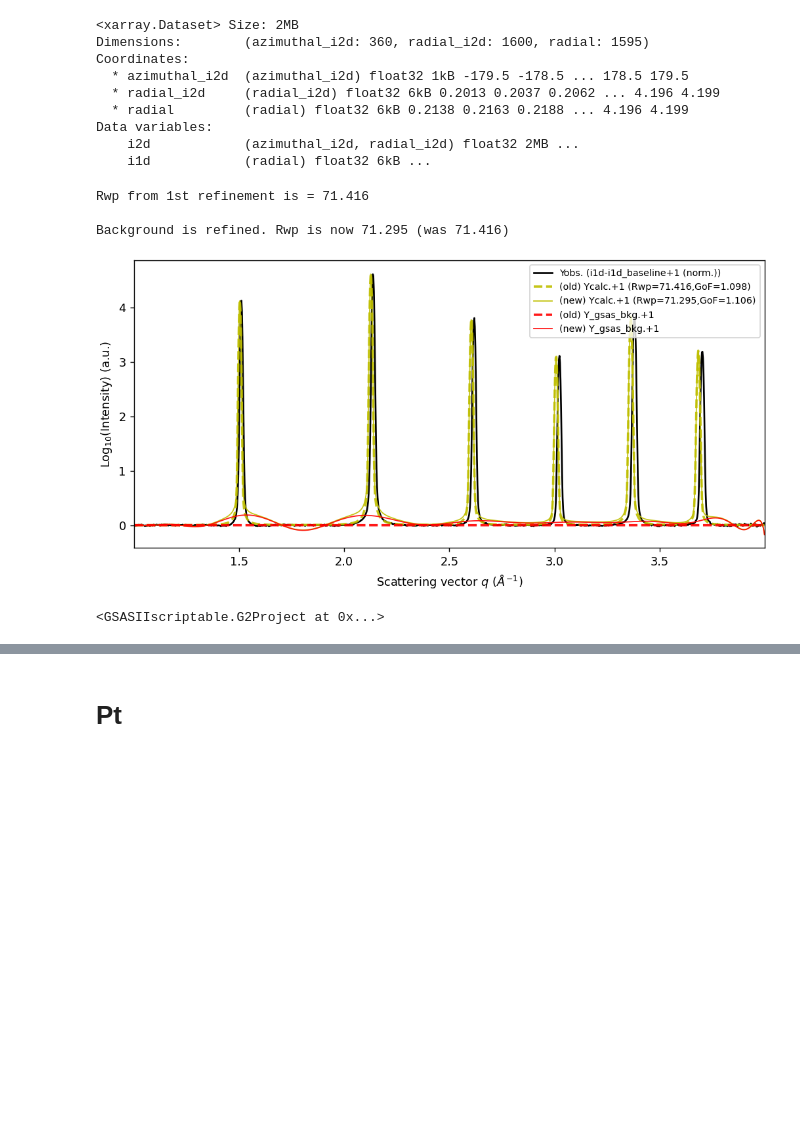
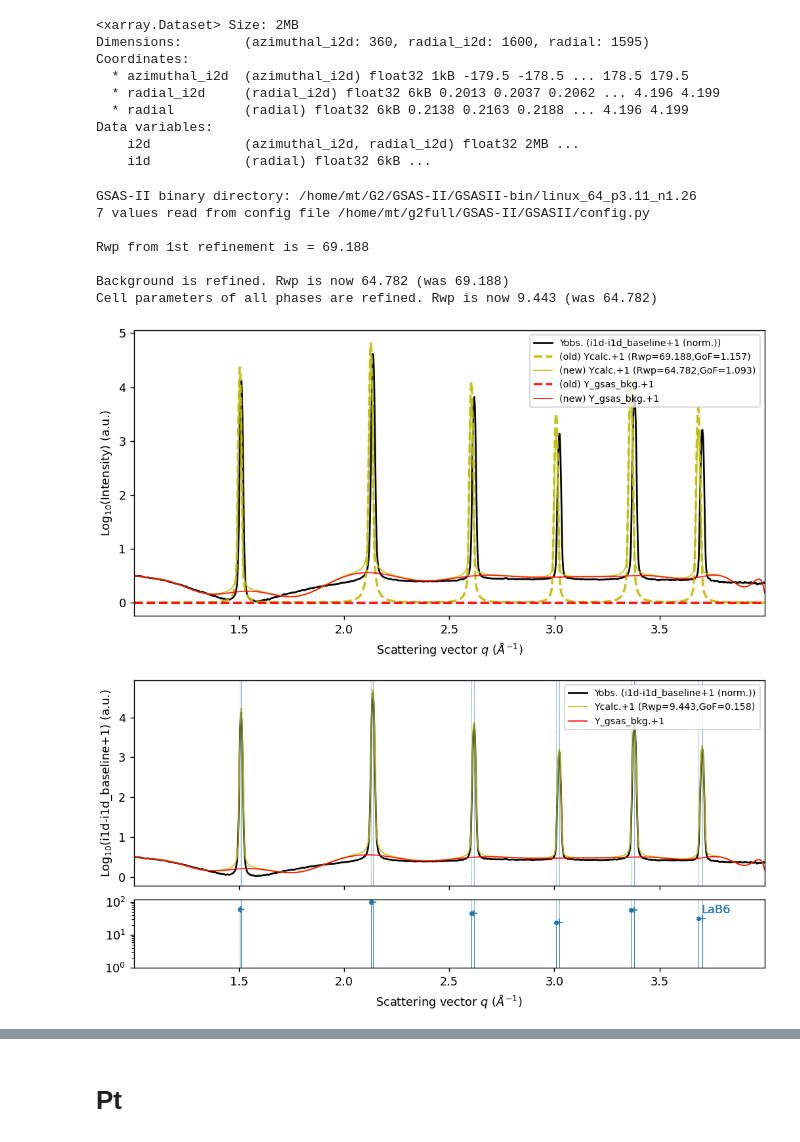
Before and after one commit to MehmetTopsakal/easyXRD, a Jupyter notebook: examples/ZrH-sample/refiner.ipynb, the cells around one changed output, grey strips where cells are left out. Saved outputs shown, nothing was run; the diff lists cells and outputs as text; code cells hidden in the pictures; blank space fills up the shorter version.

Commit message:
plotting improvements

```diff
--- a/examples/ZrH-sample/refiner.ipynb
+++ b/examples/ZrH-sample/refiner.ipynb
@@ -258,42 +247,32 @@ Data variables:
 # %%
 sample = deepcopy(sample_LaB6)
 
 sample.get_baseline(
     input_bkg=sample_Blank,
     arpls_lam=1e5,
-    use_arpls=True,
-    get_i2d_baseline = False,
+    use_arpls=False,
+    get_i2d_baseline = True,
     use_i2d_baseline = True,
     roi_radial_range=[1, 4],
-    # roi_azimuthal_range=(0,180),
+    # roi_azimuthal_range=(20,50),
     normalize=True,
     spotty_data_correction=False,
     spotty_data_correction_threshold=2,
     plot=False,
 )
 
-
 sample.load_phases(phases=phases_LaB6, plot=False)
 
 sample.setup_gsas2_calculator(instprm_from_gpx="gsas_instprms.gpx")
 sample.refine_background(num_coeffs=20,plot=True)
-# sample.refine_cell_params(plot=True)
-# sample.refine_strain_broadening()
-# sample.refine_size_broadening()
-# sample.refine_background(num_coeffs=20)
-# sample.refine_cell_params(plot=True)
-
-# sample.set_LeBail(set_to=False, refine=True)
-# sample.refine_phase_fractions()
-# sample.refine_preferred_orientation(phase=0, harmonics_order=4)
-# sample.refine_background(num_coeffs=20)
-# sample.plot_refinement(ylogscale=True)
+sample.refine_cell_params(plot=True)
 # %% [output]
-Rwp from 1st refinement is = 71.416
+GSAS-II binary directory: /home/mt/G2/GSAS-II/GSASII-bin/linux_64_p3.11_n1.26
+7 values read from config file /home/mt/g2full/GSAS-II/GSASII/config.py
 
-Background is refined. Rwp is now 71.295 (was 71.416)
+Rwp from 1st refinement is = 69.188
+
+Background is refined. Rwp is now 64.782 (was 69.188)
+Cell parameters of all phases are refined. Rwp is now 9.443 (was 64.782)
-[figure, old version]
+[figure, new version]
+[figure, added]
-# %%
-sample.gpx_previous
-# %% [output]
-<GSASIIscriptable.G2Project at 0x...>
```
Also changed, not shown: parts of 8 cells of this notebook, 2 other files.
